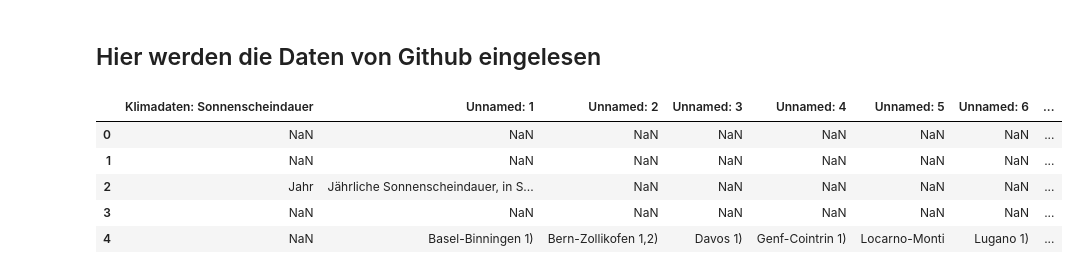
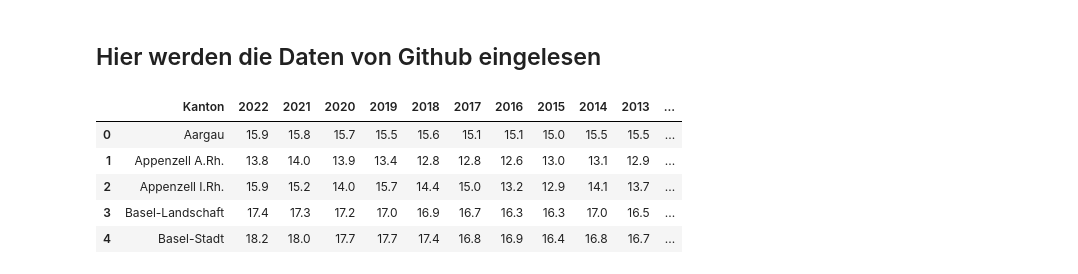
Before and after one commit to GRUPPE-BINA24/Datenspeicher, a Jupyter notebook: Raphael_TEST_Semesterarbeit_BINA.ipynb, the cells around one changed output. Drawn from its saved outputs; the diff is of its cells as text; code cells hidden in the pictures.

```diff
--- a/Raphael_TEST_Semesterarbeit_BINA.ipynb
+++ b/Raphael_TEST_Semesterarbeit_BINA.ipynb
@@ -3,14 +3,17 @@
 # %% [markdown]
 ## Hier werden die Daten von Github eingelesen
 # %%
+# Beispiel-DataFrame, ersetzen Sie dies durch Ihren echten DataFrame
+import numpy as np
 import pandas as pd
-Dataset = ("https://raw.githubusercontent.com/GRUPPE-BINA24/Datenspeicher/main/Wetterdaten_je-d.xlsx")
-df=pd.read_excel(Dataset)
+import matplotlib.pyplot as plt
+
+Dataset = ("https://raw.githubusercontent.com/GRUPPE-BINA24/Datenspeicher/main/Mietpreis_BERR.xlsx")
 df.head()
 # %% [output]
-|  | Klimadaten: Sonnenscheindauer | Unnamed: 1 | Unnamed: 2 | Unnamed: 3 | Unnamed: 4 | Unnamed: 5 | Unnamed: 6 | ... |
-| 0 | NaN | NaN | NaN | NaN | NaN | NaN | NaN | ... |
-| 1 | NaN | NaN | NaN | NaN | NaN | NaN | NaN | ... |
-| 2 | Jahr | Jährliche Sonnenscheindauer, in S... | NaN | NaN | NaN | NaN | NaN | ... |
-| 3 | NaN | NaN | NaN | NaN | NaN | NaN | NaN | ... |
-| 4 | NaN | Basel-Binningen 1) | Bern-Zollikofen 1,2) | Davos 1) | Genf-Cointrin 1) | Locarno-Monti | Lugano 1) | ... |
+|  | Kanton | 2022 | 2021 | 2020 | 2019 | 2018 | 2017 | 2016 | 2015 | 2014 | 2013 | ... |
+| 0 | Aargau | 15.9 | 15.8 | 15.7 | 15.5 | 15.6 | 15.1 | 15.1 | 15.0 | 15.5 | 15.5 | ... |
+| 1 | Appenzell A.Rh. | 13.8 | 14.0 | 13.9 | 13.4 | 12.8 | 12.8 | 12.6 | 13.0 | 13.1 | 12.9 | ... |
+| 2 | Appenzell I.Rh. | 15.9 | 15.2 | 14.0 | 15.7 | 14.4 | 15.0 | 13.2 | 12.9 | 14.1 | 13.7 | ... |
+| 3 | Basel-Landschaft | 17.4 | 17.3 | 17.2 | 17.0 | 16.9 | 16.7 | 16.3 | 16.3 | 17.0 | 16.5 | ... |
+| 4 | Basel-Stadt | 18.2 | 18.0 | 17.7 | 17.7 | 17.4 | 16.8 | 16.9 | 16.4 | 16.8 | 16.7 | ... |
```
Also changed, not shown: parts of 20 cells of this notebook.
